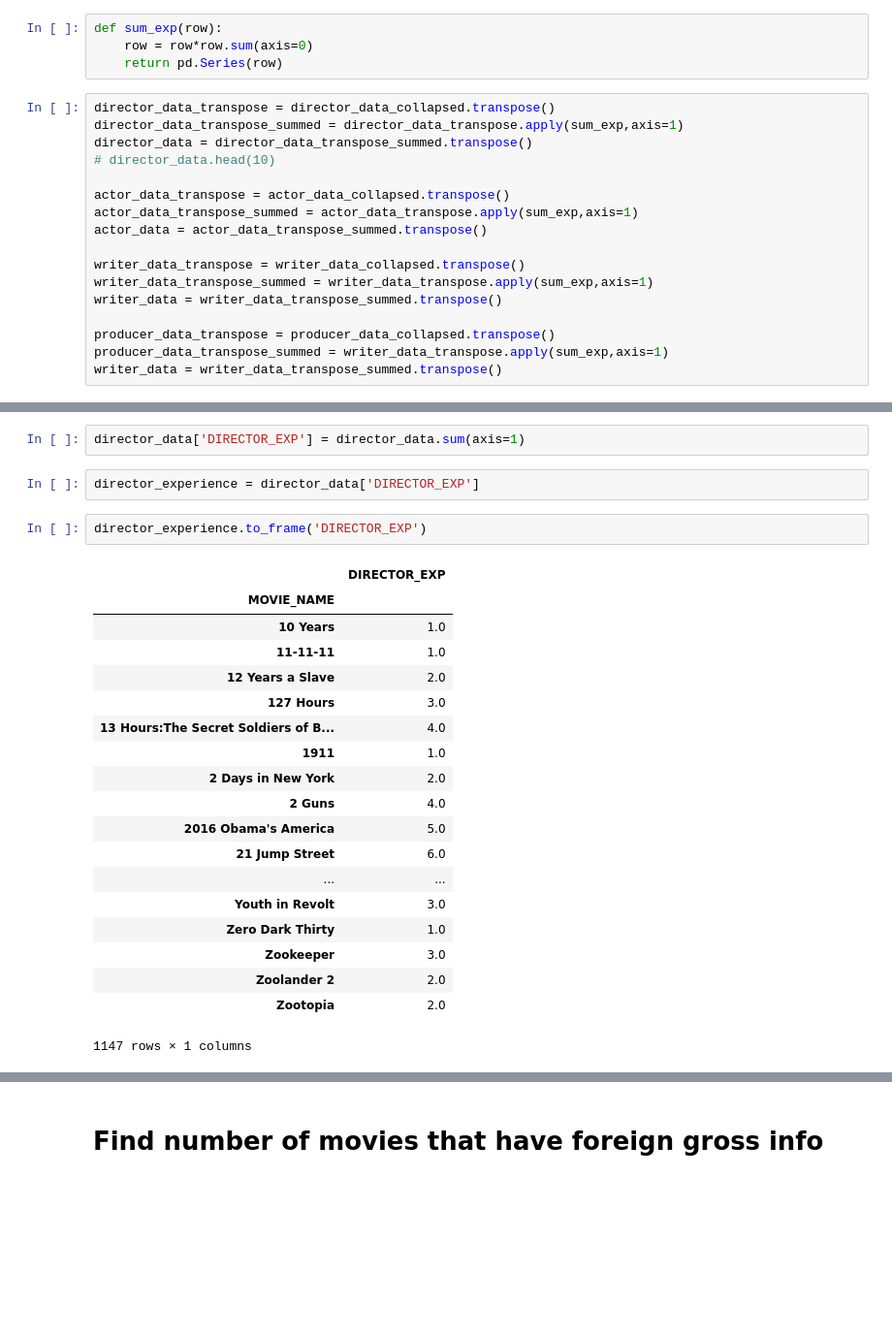
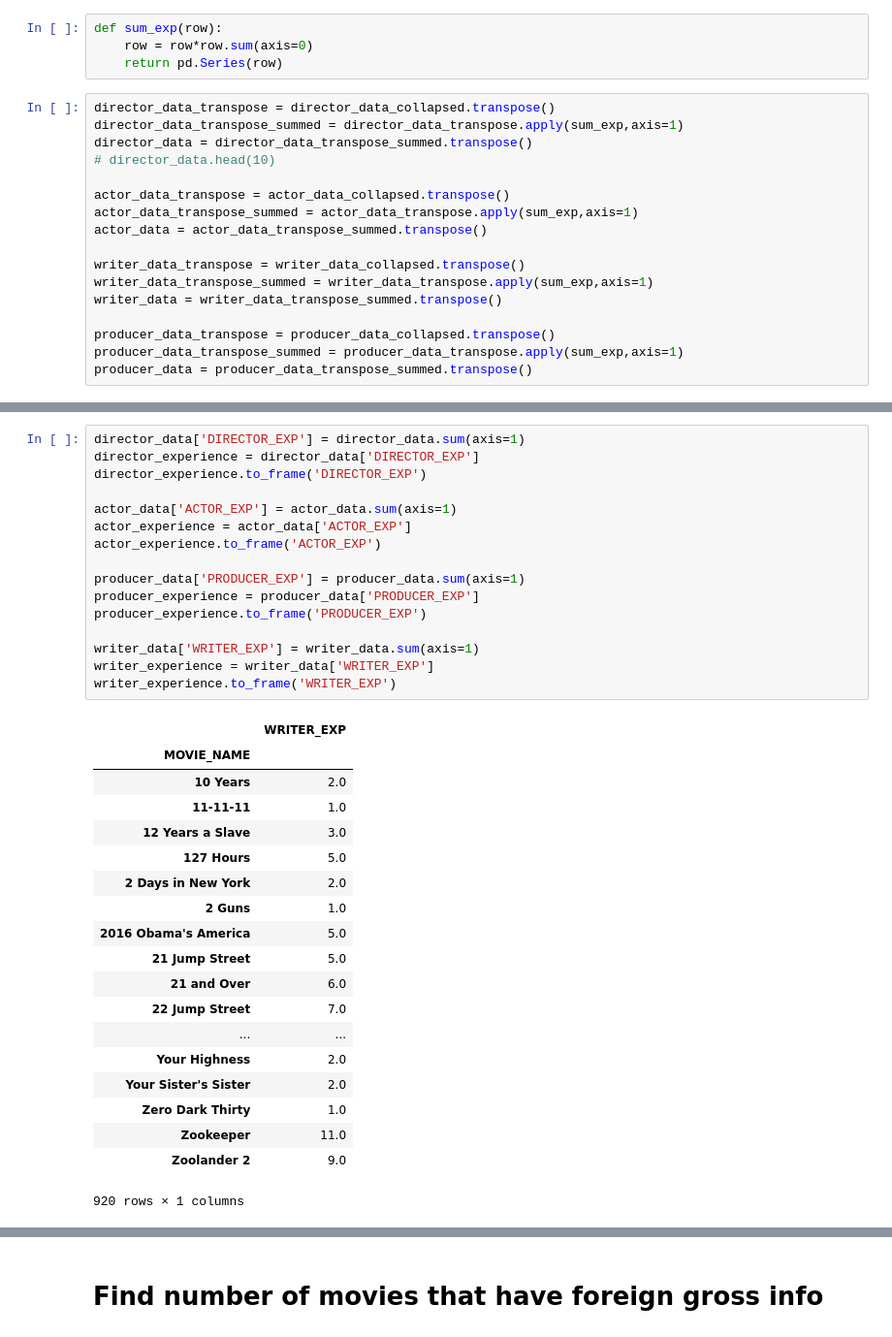
Before and after one commit to wccosby/Project_Luther, a Jupyter notebook: initial_analysis.ipynb, the cells around one changed output, grey strips where cells are left out. Shown at 97% size. Saved outputs shown, nothing was run; the diff lists cells and outputs as text; blank space fills up the shorter version.

Commit message:
finished generating experience tables, just need to merge with full movie dataset

```diff
--- a/initial_analysis.ipynb
+++ b/initial_analysis.ipynb
@@ -130,5 +130,5 @@ writer_data_transpose_summed = writer_data_transpose.apply(sum_exp,axis=1)
 writer_data = writer_data_transpose_summed.transpose()
 
 producer_data_transpose = producer_data_collapsed.transpose()
-producer_data_transpose_summed = writer_data_transpose.apply(sum_exp,axis=1)
-writer_data = writer_data_transpose_summed.transpose()
+producer_data_transpose_summed = producer_data_transpose.apply(sum_exp,axis=1)
+producer_data = producer_data_transpose_summed.transpose()
@@ -149,26 +135,36 @@ writer_data = writer_data_transpose_summed.transpose()
-# %%
-director_data['DIRECTOR_EXP'] = director_data.sum(axis=1)
-# %%
-director_experience = director_data['DIRECTOR_EXP']
-# %%
-director_experience.to_frame('DIRECTOR_EXP')
-# %% [output]
-|  | DIRECTOR_EXP |
-| MOVIE_NAME |  |
-| 10 Years | 1.0 |
-| 11-11-11 | 1.0 |
-| 12 Years a Slave | 2.0 |
-| 127 Hours | 3.0 |
-| 13 Hours:The Secret Soldiers of B... | 4.0 |
-| 1911 | 1.0 |
-| 2 Days in New York | 2.0 |
-| 2 Guns | 4.0 |
-| 2016 Obama's America | 5.0 |
-| 21 Jump Street | 6.0 |
-| ... | ... |
-| Youth in Revolt | 3.0 |
-| Zero Dark Thirty | 1.0 |
-| Zookeeper | 3.0 |
-| Zoolander 2 | 2.0 |
-| Zootopia | 2.0 |
-1147 rows × 1 columns
+# %%
+director_data['DIRECTOR_EXP'] = director_data.sum(axis=1)
+director_experience = director_data['DIRECTOR_EXP']
+director_experience.to_frame('DIRECTOR_EXP')
+
+actor_data['ACTOR_EXP'] = actor_data.sum(axis=1)
+actor_experience = actor_data['ACTOR_EXP']
+actor_experience.to_frame('ACTOR_EXP')
+
+producer_data['PRODUCER_EXP'] = producer_data.sum(axis=1)
+producer_experience = producer_data['PRODUCER_EXP']
+producer_experience.to_frame('PRODUCER_EXP')
+
+writer_data['WRITER_EXP'] = writer_data.sum(axis=1)
+writer_experience = writer_data['WRITER_EXP']
+writer_experience.to_frame('WRITER_EXP')
+# %% [output]
+|  | WRITER_EXP |
+| MOVIE_NAME |  |
+| 10 Years | 2.0 |
+| 11-11-11 | 1.0 |
+| 12 Years a Slave | 3.0 |
+| 127 Hours | 5.0 |
+| 2 Days in New York | 2.0 |
+| 2 Guns | 1.0 |
+| 2016 Obama's America | 5.0 |
+| 21 Jump Street | 5.0 |
+| 21 and Over | 6.0 |
+| 22 Jump Street | 7.0 |
+| ... | ... |
+| Your Highness | 2.0 |
+| Your Sister's Sister | 2.0 |
+| Zero Dark Thirty | 1.0 |
+| Zookeeper | 11.0 |
+| Zoolander 2 | 9.0 |
+920 rows × 1 columns
```
Also changed, not shown: parts of 2 cells of this notebook.
